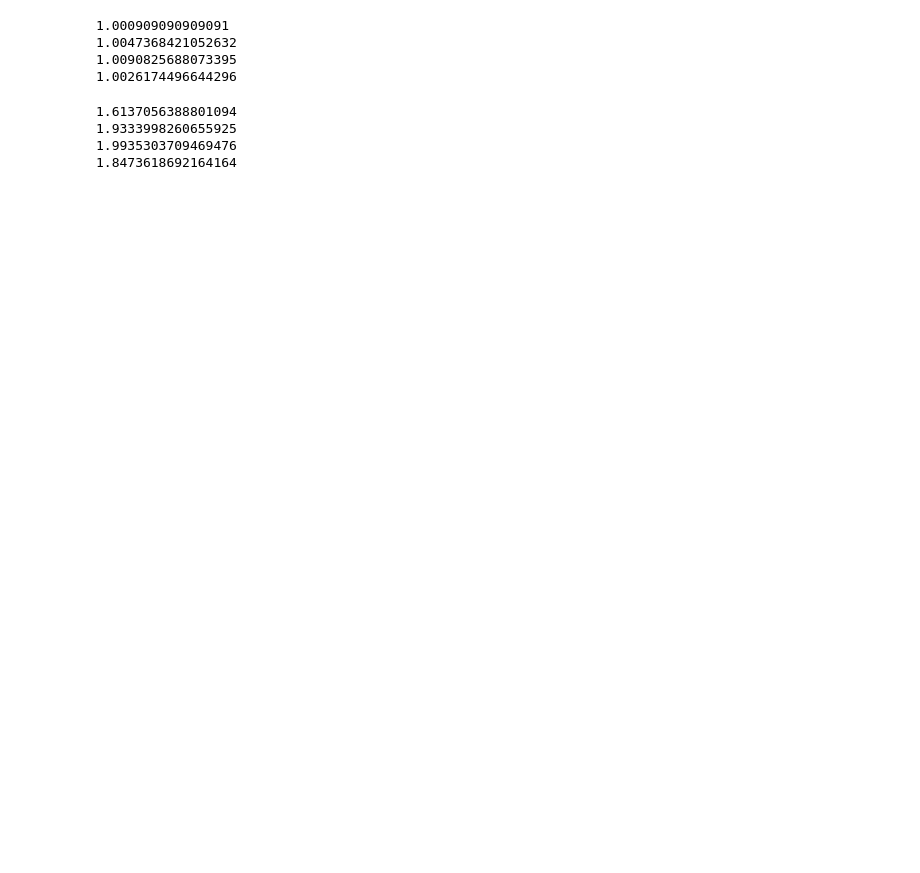
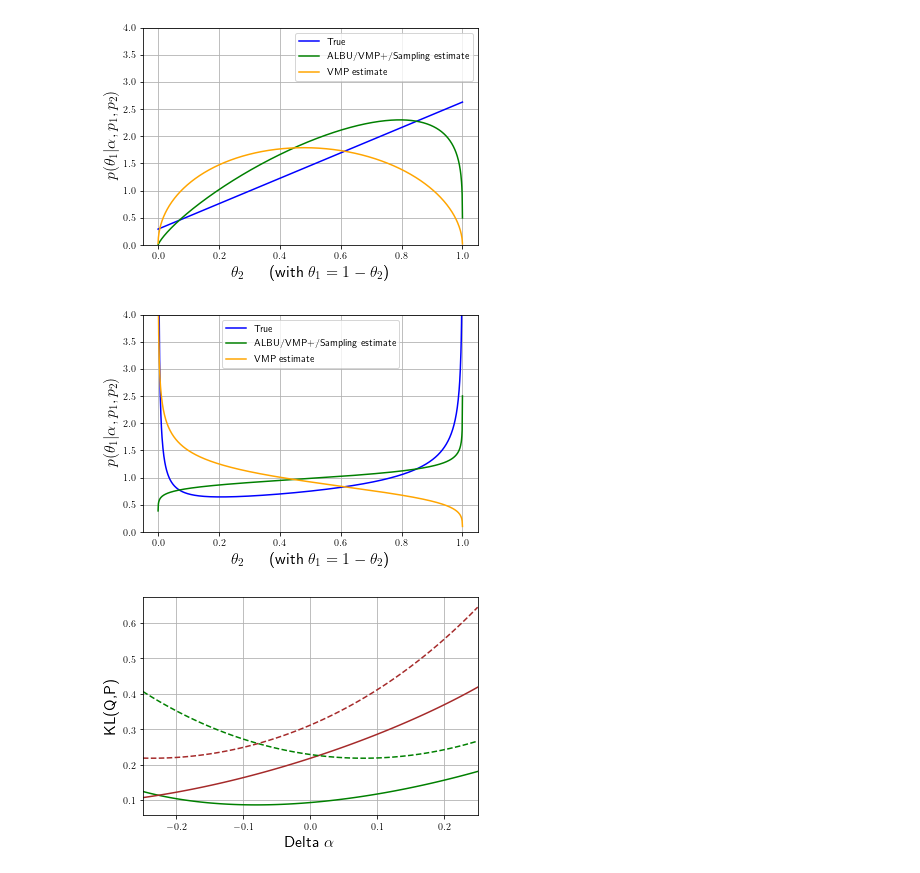
Before and after one commit to RebeccaRoberts/ALBU_notebooks, a Jupyter notebook: dirichlet_approximation_Appendix_A.ipynb, the cells around one changed output. Saved outputs shown, nothing was run; the diff lists cells and outputs as text; code cells hidden in the pictures; blank space fills up the shorter version.

```diff
--- a/dirichlet_approximation_Appendix_A.ipynb
+++ b/dirichlet_approximation_Appendix_A.ipynb
@@ -341,20 +173,17 @@ a = [100,1000]
-# %%
-anewemdw = 0
-for i,ob in enumerate(obs):
-    anewemdw = ak*ob/(ob*a[0] + (1-ob)*a[1])  + ak
-    print(anewemdw)
-# %% [output]
-1.000909090909091
-1.0047368421052632
-1.0090825688073395
-1.0026174496644296
-# %%
-aknew = 0
-for i,ob in enumerate(obs):
-    aknew = ak*(digamma(ak+ob)-digamma(ak))  + ak
-    print(aknew)
-# %% [output]
-1.6137056388801094
-1.9333998260655925
-1.9935303709469476
-1.8473618692164164
+# %%
+pX = np.array([0.1,0.9]) # distribution (incoming from right) p(X|Y=y)
+a1 = 0.7
+a2 = 1-a1
+a = np.array([a1,a2])*alphas_const  # distribution (incoming from left) p(theta;alpha)
+del_a = np.linspace(-0.25,0.25,100)
+figstring = "alpha_0="+str(a[0])+" ,alpha_1="+str(a[1])+" ,p_0="+str(pX[0])+" ,p_="+str(pX[1])
+q0, q1, fP, fQ_emdw, fQ_vb, emdw_a, vb_a, m_pd =run_comparison_of_approx_methods(pX=pX,a=a)
+q0, q1, fP, fQ_emdw, fQ_vb, emdw_a, vb_a, m_pd =run_comparison_of_approx_methods(pX=pX,a=a, only_message=False)
+f = fP/m_pd
+plot_posterior(q0=q0, q1=q1, fP=fP/f, fQ_emdw=fQ_emdw/f,fQ_vb=fQ_vb/f, figstring=figstring+"nm_msg")
+plot_posterior(q0=q0, q1=q1, fP=fP, fQ_emdw=fQ_emdw, fQ_vb=fQ_vb, figstring=figstring)
+plot_kl_div(del_a=del_a, emdw_a=emdw_a, vb_a=vb_a, fP=fP,figstring=figstring)
+# %% [output]
+[figure, added]
+[figure, added]
+[figure, added]
```
Also changed, not shown: parts of 10 cells of this notebook.
